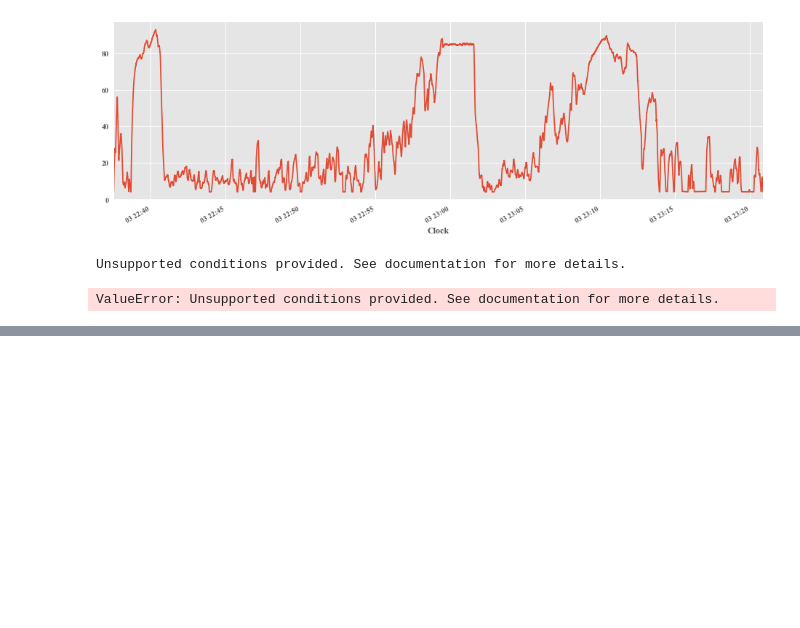
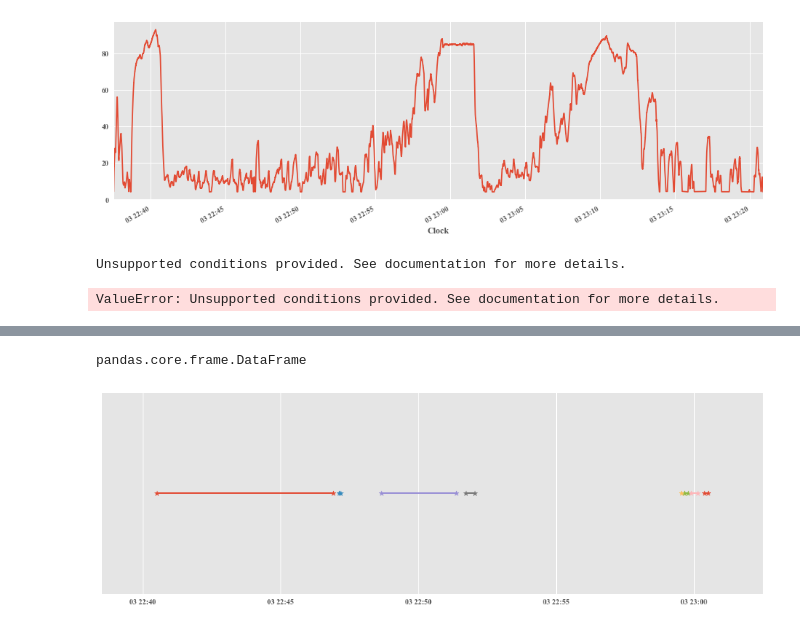
Before and after one commit to jmscslgroup/strym, a Jupyter notebook: notebook/Dataframe subsetting and slicing.ipynb, the cells around one changed output, grey strips where cells are left out. Drawn from its saved outputs; the diff is of its cells as text; code cells hidden in the pictures; blank space fills up the shorter version.

```diff
--- a/notebook/Dataframe subsetting and slicing.ipynb
+++ b/notebook/Dataframe subsetting and slicing.ipynb
@@ -264,0 +267,2 @@ ValueError: Unsupported conditions provided. See documentation for more details.
+# %%
+timeslices = r0.time_subset(conditions="cruise control on")
@@ -264,0 +271,4 @@ ValueError: Unsupported conditions provided. See documentation for more details.
+# %%
+from itertools import chain
+timeslices =  list(chain.from_iterable(timeslices))
+timeslices
@@ -264,0 +317,16 @@ ValueError: Unsupported conditions provided. See documentation for more details.
+# %%
+type(r0.dataframe)
+# %% [output]
+pandas.core.frame.DataFrame
+# %%
+%matplotlib inline
+plt.rcParams["figure.figsize"] = (16,5)
+for slices in timeslices:
+    plt.scatter([slices[0], slices[1]], [0, 0], marker = '*')
+    plt.plot([slices[0], slices[1]], [0, 0], linewidth=2.0)
+    plt.xlim([np.min(timeslices)-0.1*(np.max(timeslices)-np.min(timeslices)), np.max(timeslices)+0.1*(np.max(timeslices)-np.min(timeslices))])
+    plt.ylim([-0.0001, 0.0001])
+plt.yticks([])
+plt.show()
+# %% [output]
+[figure, added]
```
Also changed, not shown: parts of 5 cells of this notebook, 2 other files.
